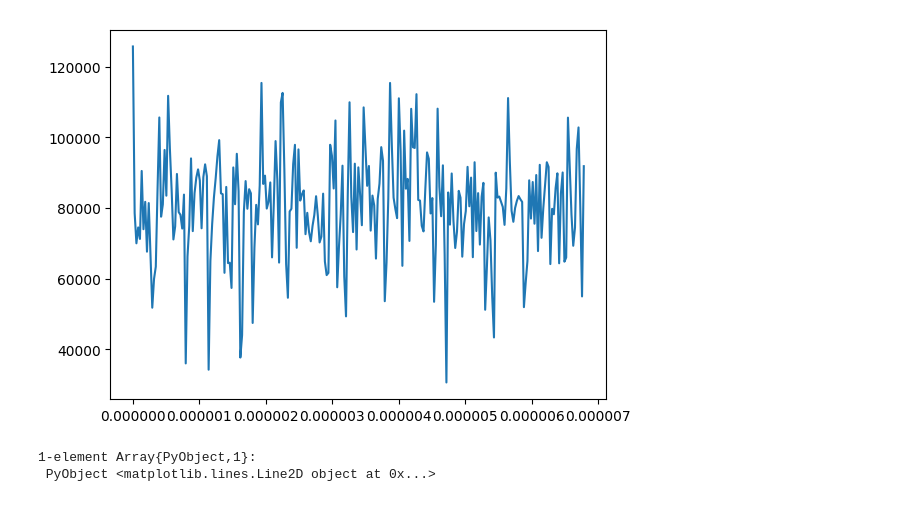
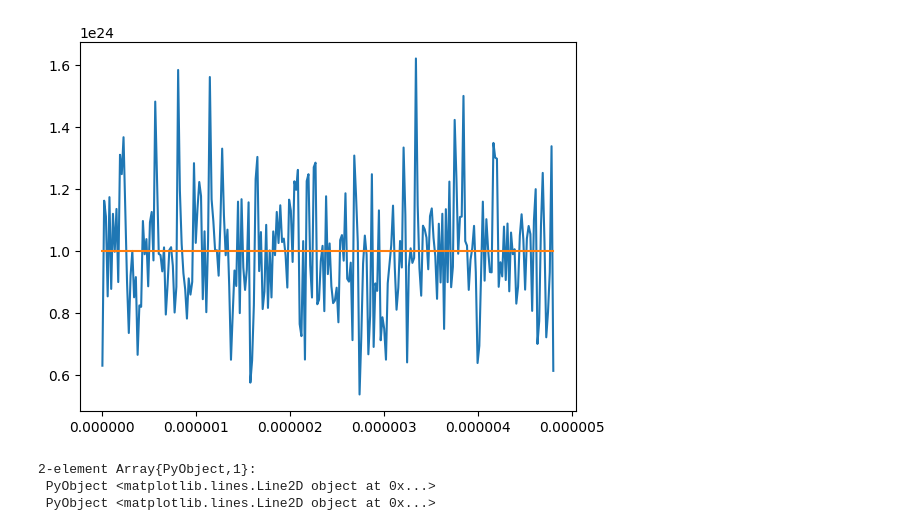
Before and after one commit to bchaber/iskra, a Jupyter notebook: docs/twostreamhw.ipynb, the cells around one changed output. Cells and saved outputs as stored; diff of their text form; code cells hidden in the pictures.

```diff
--- a/docs/twostreamhw.ipynb
+++ b/docs/twostreamhw.ipynb
@@ -151,12 +150,13 @@ plot(xs, Ex[1,:])
 1-element Array{PyObject,1}:
  PyObject <matplotlib.lines.Line2D object at 0x...>
 # %%
-#plot(xs, ne[1,:], xs, nO[1,:])
-plot(xs, rho[1,:])
+plot(xs, ne[1,:], xs, nO[1,:])
+#plot(xs, 1e-5rho[1,:])
 # %% [output]
-[figure, old version]
+[figure, new version]
-1-element Array{PyObject,1}:
+2-element Array{PyObject,1}:
  PyObject <matplotlib.lines.Line2D object at 0x...>
+ PyObject <matplotlib.lines.Line2D object at 0x...>
 # %%
 plot(ts.iterations, px[:,1], ".",
      ts.iterations, px[:,2], ".",
```
Also changed, not shown: parts of 10 cells of this notebook.
